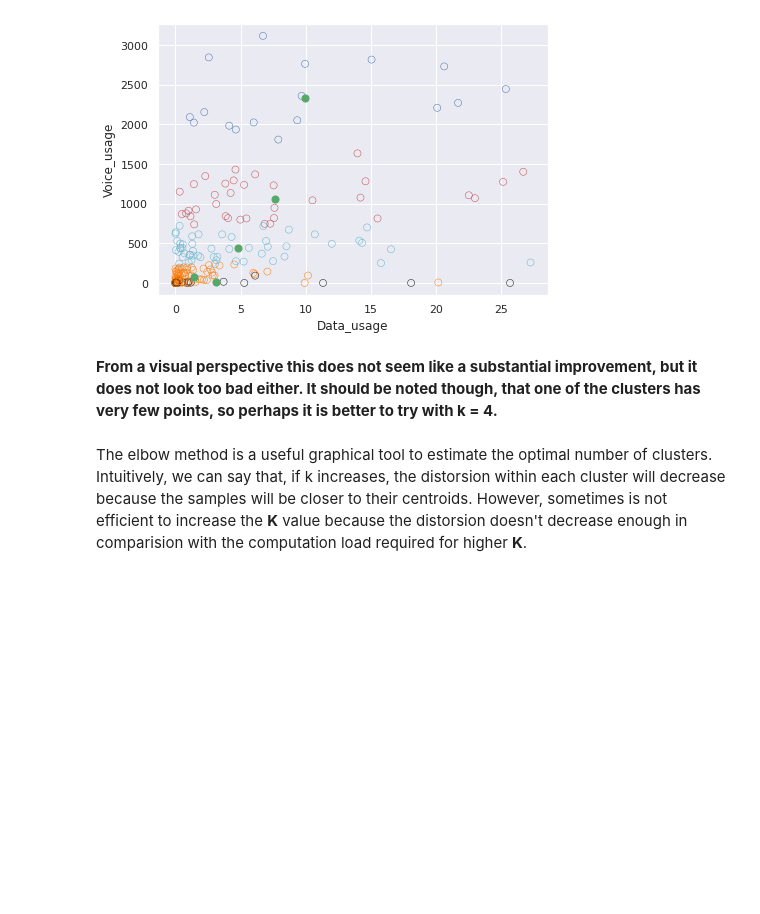
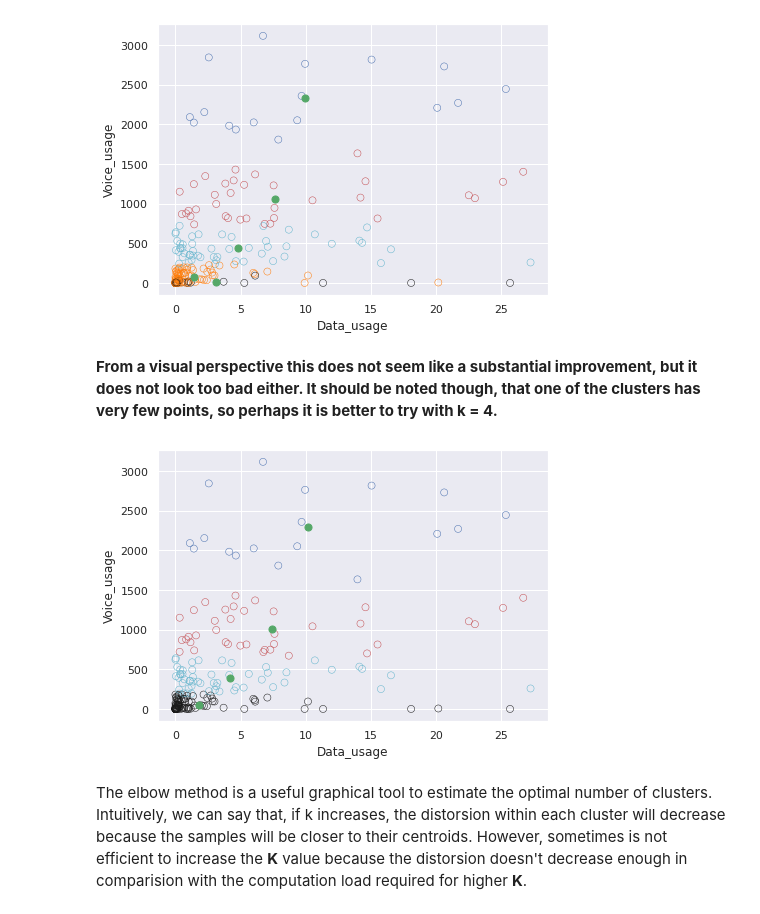
Before and after one commit to Alejandro-FA/UPF-Machine_Learning, a Jupyter notebook: Project-1/P01_Clustering students.ipynb, the cells around one changed output. Cells and saved outputs as stored; diff of their text form; code cells hidden in the pictures; blank space fills up the shorter version.

```diff
--- a/Project-1/P01_Clustering students.ipynb
+++ b/Project-1/P01_Clustering students.ipynb
@@ -865,6 +867,19 @@ plt.show()
 [figure]
 # %% [markdown]
 **From a visual perspective this does not seem like a substantial improvement, but it does not look too bad either. It should be noted though, that one of the clusters has very few points, so perhaps it is better to try with k = 4.**
+# %%
+k = 4
+centroids_k4, labels_k4 = K_means_clustering(training_dt.to_numpy(), n_clusters=k, seed=1, num_iterations=10)
+centroids_k4 = pd.DataFrame(centroids_k4, columns=training_dt.columns)
+colour_k4 = np.where(labels_k4 == 0, 'k', np.where(labels_k4 == 1, 'b', np.where(labels_k4 == 2, 'r', 'c')))
+
+plt.scatter(training_dt['Data_usage'], training_dt['Voice_usage'], edgecolors=colour_k4, s=50, facecolors='none', linewidths=0.5)
+plt.scatter(centroids_k4['Data_usage'], centroids_k4['Voice_usage'], s=50, c='g')
+plt.xlabel('Data_usage')
+plt.ylabel('Voice_usage')
+plt.show()
+# %% [output]
+[figure, added]
 # %% [markdown]
 The elbow method is a useful graphical tool to estimate the optimal number of clusters. Intuitively, we can say that, if k increases, the distorsion within each cluster will decrease because the samples will be closer to their centroids. However, sometimes is not efficient to increase the **K** value because the distorsion doesn't decrease enough in comparision with the computation load required for higher **K**.
 # %% [markdown]
```
Also changed, not shown: parts of 2 cells of this notebook.
